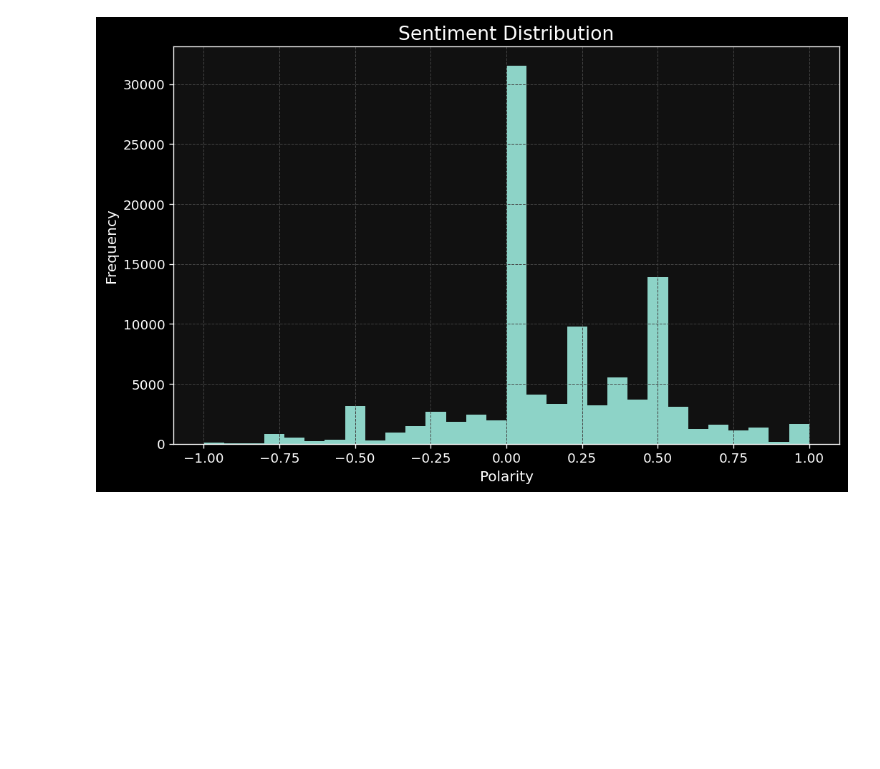
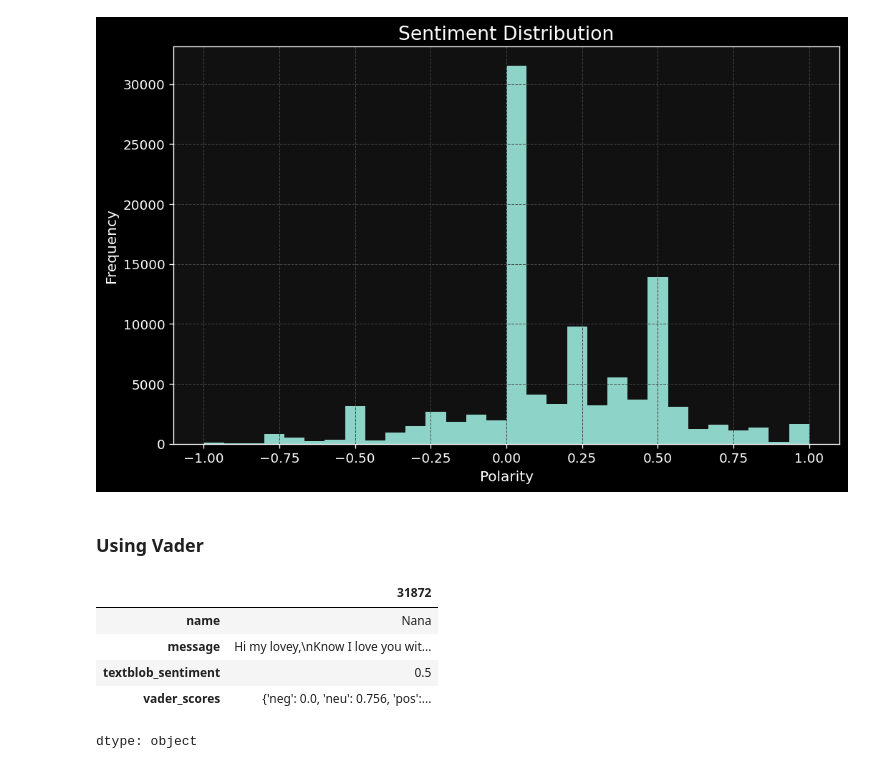
Before and after one commit to 456zamir8/Data_Science_Projects, a Jupyter notebook: Unsent_data/Unsent_project.ipynb, the cells around one changed output. Cells and saved outputs as stored; diff of their text form; code cells hidden in the pictures; blank space fills up the shorter version.

```diff
--- a/Unsent_data/Unsent_project.ipynb
+++ b/Unsent_data/Unsent_project.ipynb
@@ -319,3 +320,21 @@ plt.xlabel('Polarity')
 plt.show()
 # %% [output]
 [figure]
+# %% [markdown]
+### **Using Vader**
+# %%
+analyzer = SentimentIntensityAnalyzer()
+
+df['vader_scores'] = df['message'].apply(
+    analyzer.polarity_scores
+)
+# %%
+pd.set_option('display.max_colwidth', None)
+df.loc[np.random.randint(len(df)), ['name', 'message', 'textblob_sentiment', 'vader_scores']]
+# %% [output]
+|  | 31872 |
+| name | Nana |
+| message | Hi my lovey,\nKnow I love you wit... |
+| textblob_sentiment | 0.5 |
+| vader_scores | {'neg': 0.0, 'neu': 0.756, 'pos':... |
+dtype: object
```
Also changed, not shown: parts of 7 cells of this notebook.
